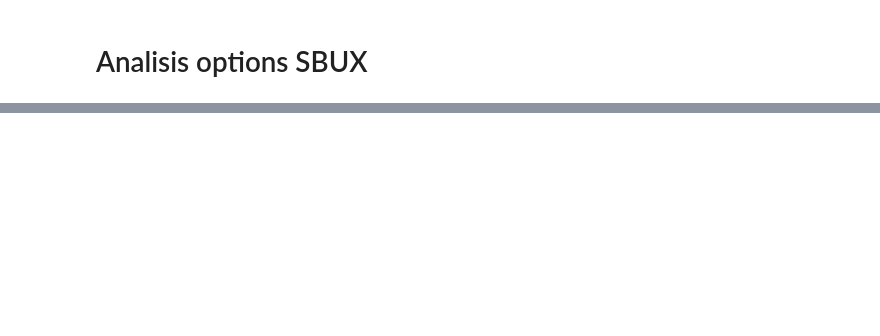
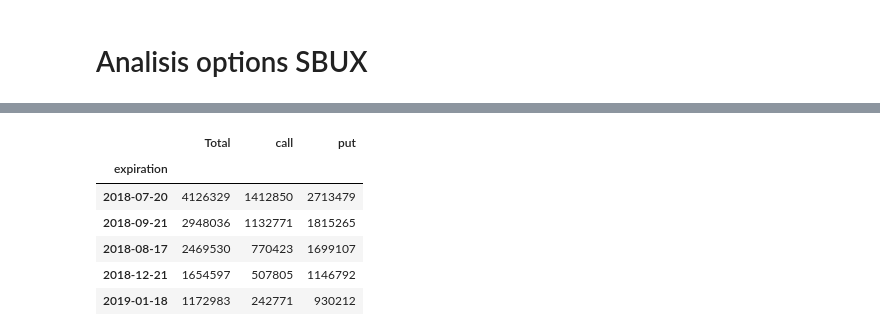
Before and after one commit to veigaco/quantum, a Jupyter notebook: Modeling/Query_SBUX.ipynb, the cells around one changed output, grey strips where cells are left out. Cells and saved outputs as stored; diff of their text form; code cells hidden in the pictures; blank space fills up the shorter version.

```diff
--- a/Modeling/Query_SBUX.ipynb
+++ b/Modeling/Query_SBUX.ipynb
@@ -294,0 +285,18 @@ options_sbux
+# %%
+from datetime import datetime
+import numpy as np
+#datetime.strptime(, '%Y-%m-%d %H:%M:%S')
+#df['url'].replace({'icashier.alipay.com': 'aliexpress.com'}, inplace=True, regex=True)
+options_sbux=pd.read_csv("SPY_options.csv")
+#options_sbux['last_trade_date'] = options_sbux["Last Trade Date"].replace({'PM':' '}, inplace=True, regex=True)
+#options_sbux['last_trade_date'] = options_sbux["Last Trade Date"].str.replace('PM', ' ').str.replace('AM', ' ')
+#options_sbux['Date']=pd.to_datetime(options_sbux["last_trade_date"], format='%Y-%m-%d %H:%M:%S')
+#options_sbux['Date']=options_sbux['Date'].dt.date
+precio_actual=276.91#48.98
+#options_sbux['ITM'] = np.where((options_sbux['Strike']>precio_actual), '1', '0')
+
+aux_options=options_sbux[options_sbux.ITM==0]
+#aux_options["days"]=aux_options["expiration"]-
+aux_options["expiration"]=pd.to_datetime(aux_options['expiration'])#.date()
+import datetime as dt
+aux_options["days"]=(aux_options["expiration"]-pd.to_datetime("2018-07-11")).dt.days
@@ -294,0 +315,21 @@ options_sbux
+# %%
+#pd.DataFrame({'sum' : options_sbux.groupby( [ "Date"] ).sum()})#.reset_index()
+oi_total=pd.DataFrame(aux_options.groupby('expiration')['Open Interest'].sum())
+oi_total.columns=["Total"]
+oi_total.head()
+oi_call=pd.DataFrame(aux_options[aux_options.type=="call"].groupby('expiration')['Open Interest'].sum())
+oi_call.columns=["call"]
+oi_call.head()
+oi_put=pd.DataFrame(aux_options[aux_options.type=="put"].groupby('expiration')['Open Interest'].sum())
+oi_put.columns=["put"]
+final=pd.concat([oi_total,oi_call,oi_put],axis=1)
+final.head()
+final.sort_values(["Total"], ascending=False).head(5)
+# %% [output]
+|  | Total | call | put |
+| expiration |  |  |  |
+| 2018-07-20 | 4126329 | 1412850 | 2713479 |
+| 2018-09-21 | 2948036 | 1132771 | 1815265 |
+| 2018-08-17 | 2469530 | 770423 | 1699107 |
+| 2018-12-21 | 1654597 | 507805 | 1146792 |
+| 2019-01-18 | 1172983 | 242771 | 930212 |
```
Also changed, not shown: parts of 11 cells of this notebook, 9 other files.
